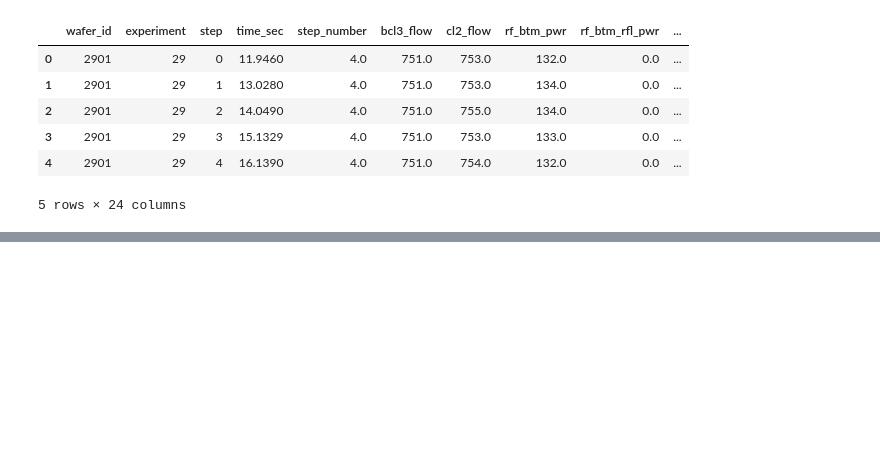
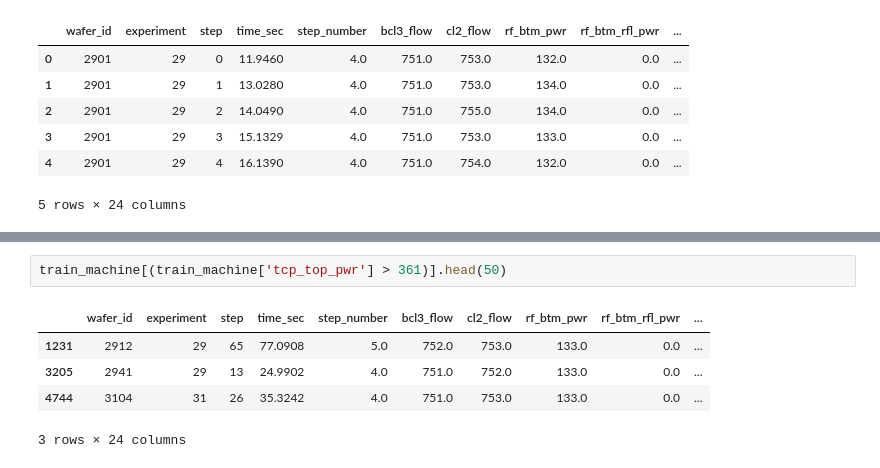
Before and after one commit to niva-scotia/manufacturing-agents, a Jupyter notebook: manual_testing.ipynb, the cells around one changed output, grey strips where cells are left out. Cells and saved outputs as stored; diff of their text form; blank space fills up the shorter version.

```diff
--- a/manual_testing.ipynb
+++ b/manual_testing.ipynb
@@ -421,0 +430,8 @@ train_machine.head()
+# %%
+train_machine[(train_machine['tcp_top_pwr'] > 361)].head(50)
+# %% [output]
+|  | wafer_id | experiment | step | time_sec | step_number | bcl3_flow | cl2_flow | rf_btm_pwr | rf_btm_rfl_pwr | ... |
+| 1231 | 2912 | 29 | 65 | 77.0908 | 5.0 | 752.0 | 753.0 | 133.0 | 0.0 | ... |
+| 3205 | 2941 | 29 | 13 | 24.9902 | 4.0 | 751.0 | 752.0 | 133.0 | 0.0 | ... |
+| 4744 | 3104 | 31 | 26 | 35.3242 | 4.0 | 751.0 | 753.0 | 133.0 | 0.0 | ... |
+3 rows × 24 columns
```
Also changed, not shown: parts of 1 cell of this notebook, 7 other files.
